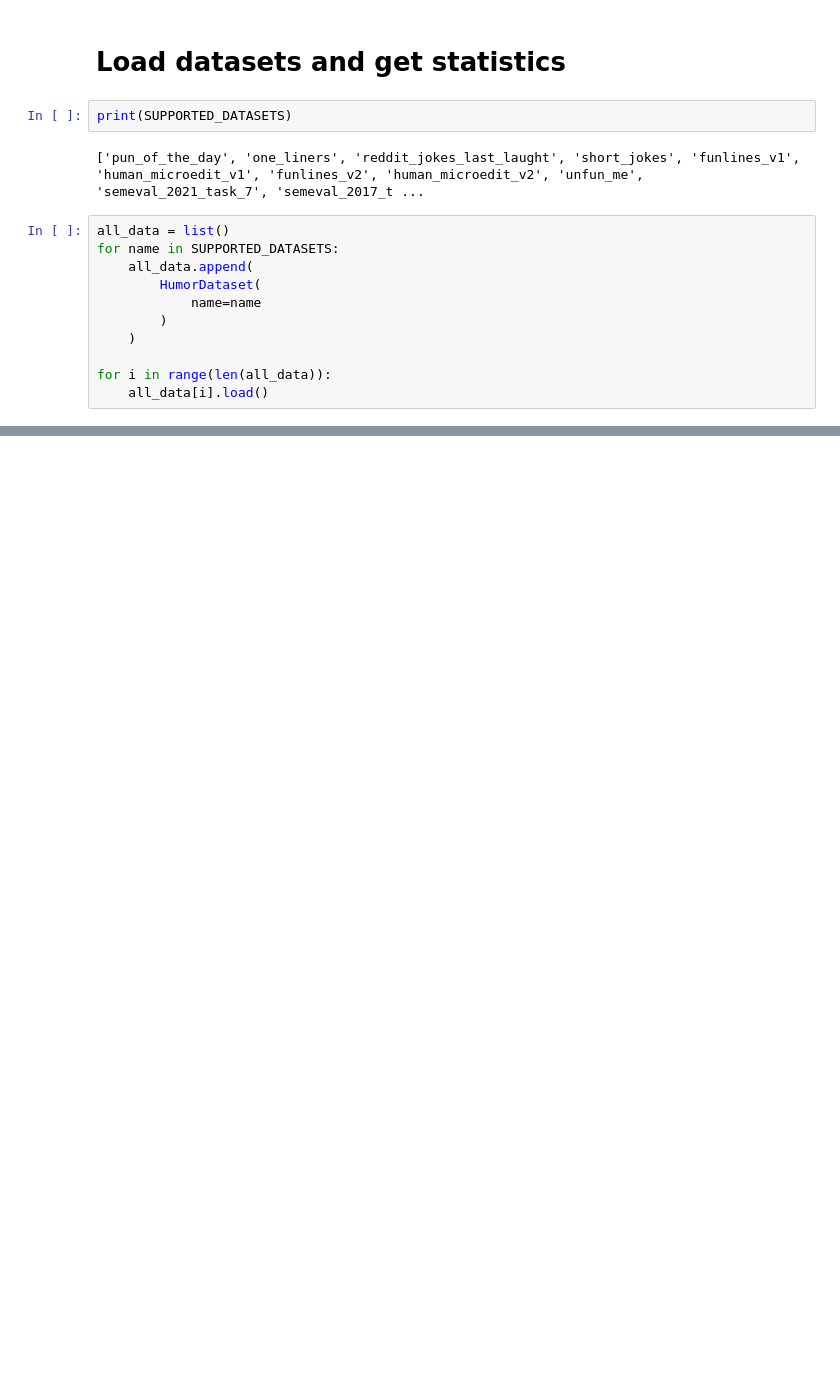
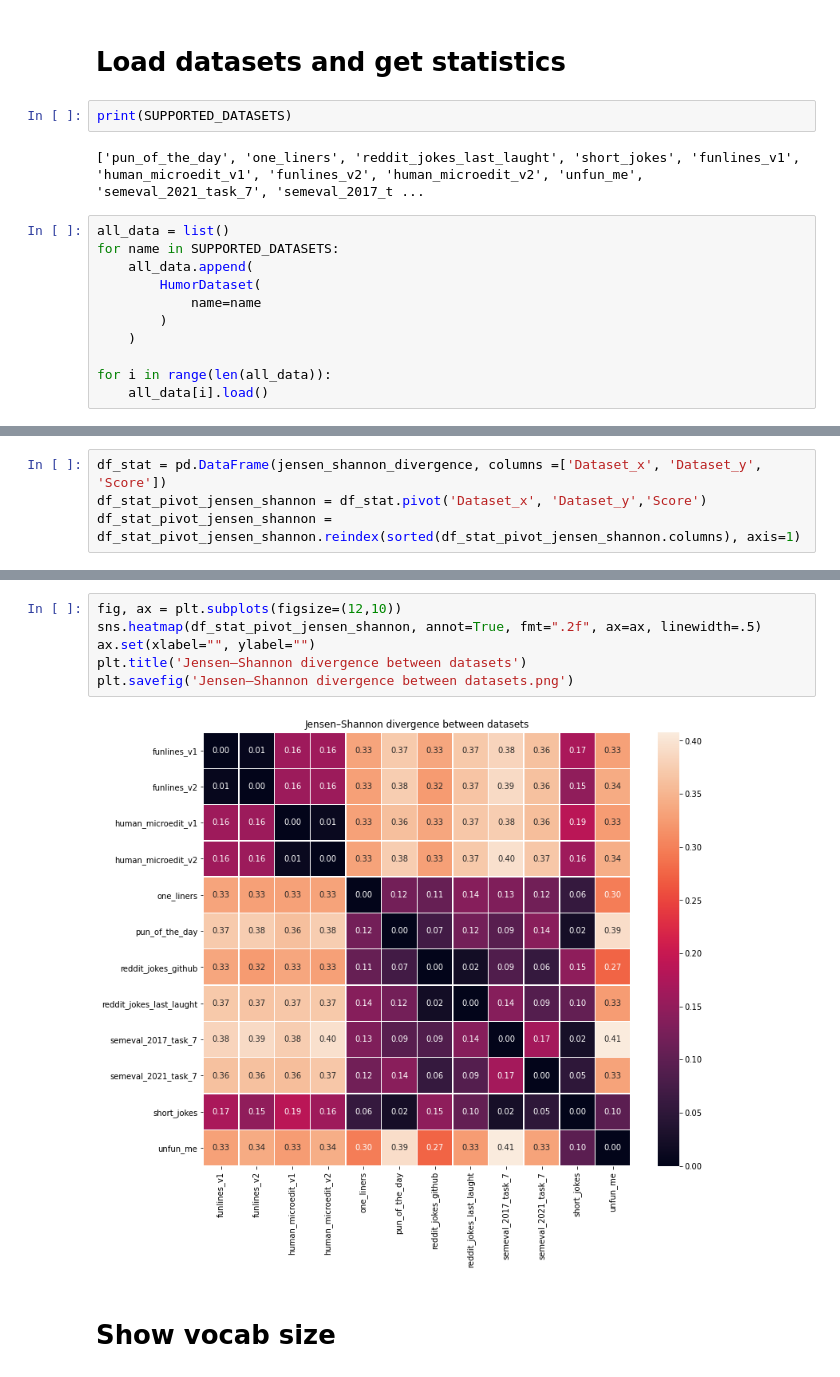
Before and after one commit to Humor-Research/hri_tools, a Jupyter notebook: example.ipynb, the cells around one changed output, grey strips where cells are left out. Cells and saved outputs as stored; diff of their text form; blank space fills up the shorter version.

```diff
--- a/example.ipynb
+++ b/example.ipynb
@@ -78,0 +85,4 @@ for i in range(len(all_data)):
+# %%
+df_stat = pd.DataFrame(jensen_shannon_divergence, columns =['Dataset_x', 'Dataset_y', 'Score'])
+df_stat_pivot_jensen_shannon = df_stat.pivot('Dataset_x', 'Dataset_y','Score')
+df_stat_pivot_jensen_shannon = df_stat_pivot_jensen_shannon.reindex(sorted(df_stat_pivot_jensen_shannon.columns), axis=1)
@@ -78,0 +131,10 @@ for i in range(len(all_data)):
+# %%
+fig, ax = plt.subplots(figsize=(12,10))
+sns.heatmap(df_stat_pivot_jensen_shannon, annot=True, fmt=".2f", ax=ax, linewidth=.5)
+ax.set(xlabel="", ylabel="")
+plt.title('Jensen–Shannon divergence between datasets')
+plt.savefig('Jensen–Shannon divergence between datasets.png')
+# %% [output]
+[figure, added]
+# %% [markdown]
+# Show vocab size
```
Also changed, not shown: parts of 17 cells of this notebook, 6 other files.
